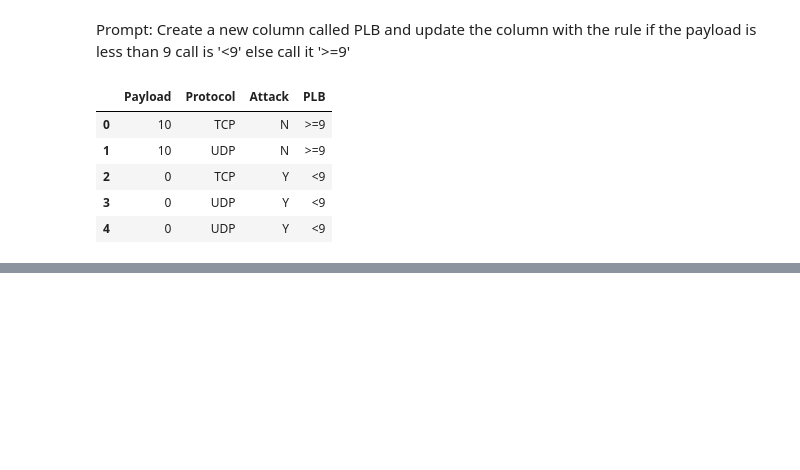
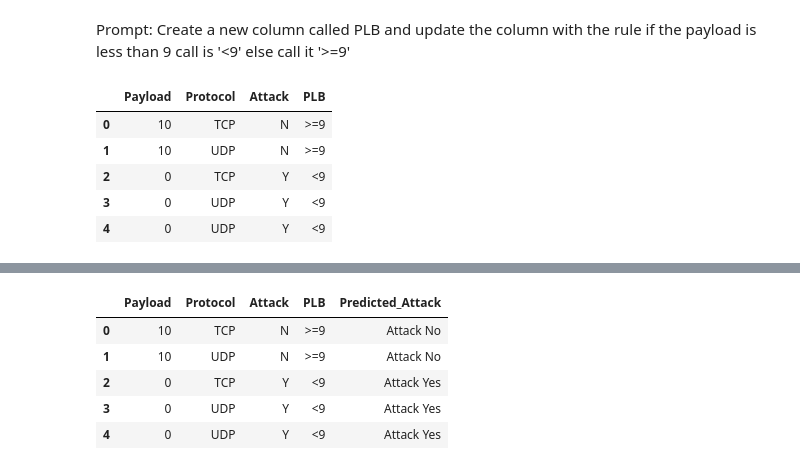
Before and after one commit to dashy0070/Cybersecurity_AI, a Jupyter notebook: NIDS_using_AI.ipynb, the cells around one changed output, grey strips where cells are left out. Cells and saved outputs as stored; diff of their text form; code cells hidden in the pictures; blank space fills up the shorter version.

```diff
--- a/NIDS_using_AI.ipynb
+++ b/NIDS_using_AI.ipynb
@@ -57,0 +135,10 @@ display(df.head())
+# %%
+df['Predicted_Attack'] = df['PLB'].apply(lambda x: 'Attack Yes' if x == '<9' else 'Attack No')
+display(df.head())
+# %% [output]
+|  | Payload | Protocol | Attack | PLB | Predicted_Attack |
+| 0 | 10 | TCP | N | >=9 | Attack No |
+| 1 | 10 | UDP | N | >=9 | Attack No |
+| 2 | 0 | TCP | Y | <9 | Attack Yes |
+| 3 | 0 | UDP | Y | <9 | Attack Yes |
+| 4 | 0 | UDP | Y | <9 | Attack Yes |
```
Also changed, not shown: parts of 81 cells of this notebook.
